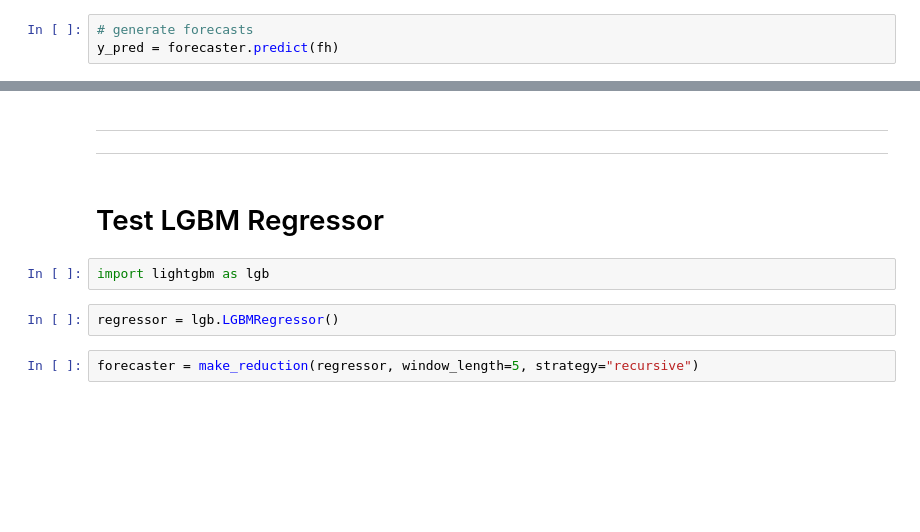
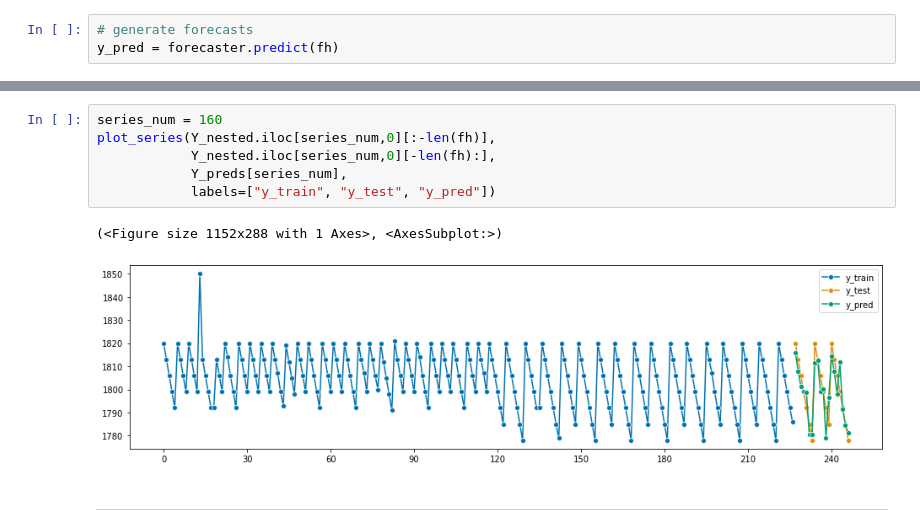
Before and after one commit to cdbale/Privacy-and-Forecasting-Empirical, a Jupyter notebook: Code/Exploratory/Forecasting Models/LGBM.ipynb, the cells around one changed output, grey strips where cells are left out. Drawn from its saved outputs; the diff is of its cells as text; blank space fills up the shorter version.

```diff
--- a/Code/Exploratory/Forecasting Models/LGBM.ipynb
+++ b/Code/Exploratory/Forecasting Models/LGBM.ipynb
@@ -238,11 +248,11 @@ RecursiveTabularRegressionForecaster(estimator=KNeighborsRegressor(),
+# %%
+series_num = 160
+plot_series(Y_nested.iloc[series_num,0][:-len(fh)],
+            Y_nested.iloc[series_num,0][-len(fh):],
+            Y_preds[series_num],
+            labels=["y_train", "y_test", "y_pred"])
+# %% [output]
+(<Figure size 1152x288 with 1 Axes>, <AxesSubplot:>)
+[figure, added]
 # %% [markdown]
 ***
-***
-# %% [markdown]
-# Test LGBM Regressor
-# %%
-import lightgbm as lgb
-# %%
-regressor = lgb.LGBMRegressor()
-# %%
-forecaster = make_reduction(regressor, window_length=5, strategy="recursive")
```
Also changed, not shown: parts of 100 cells of this notebook, 1 other file.
